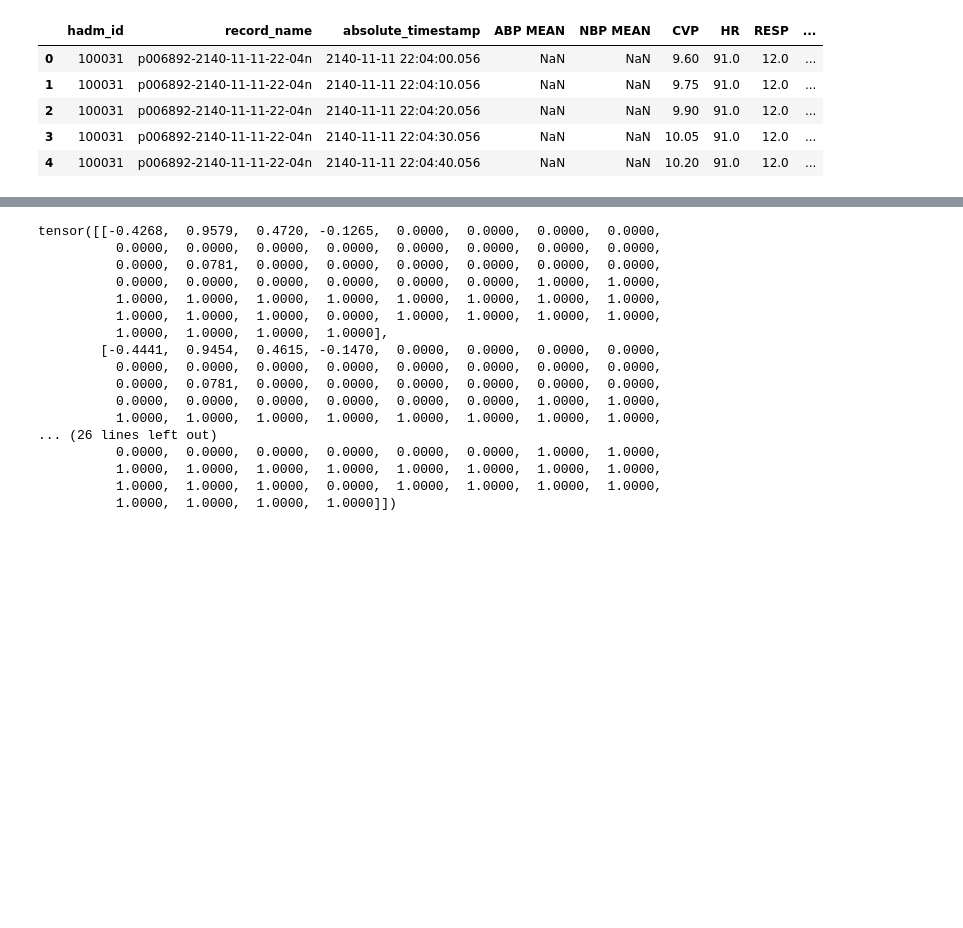
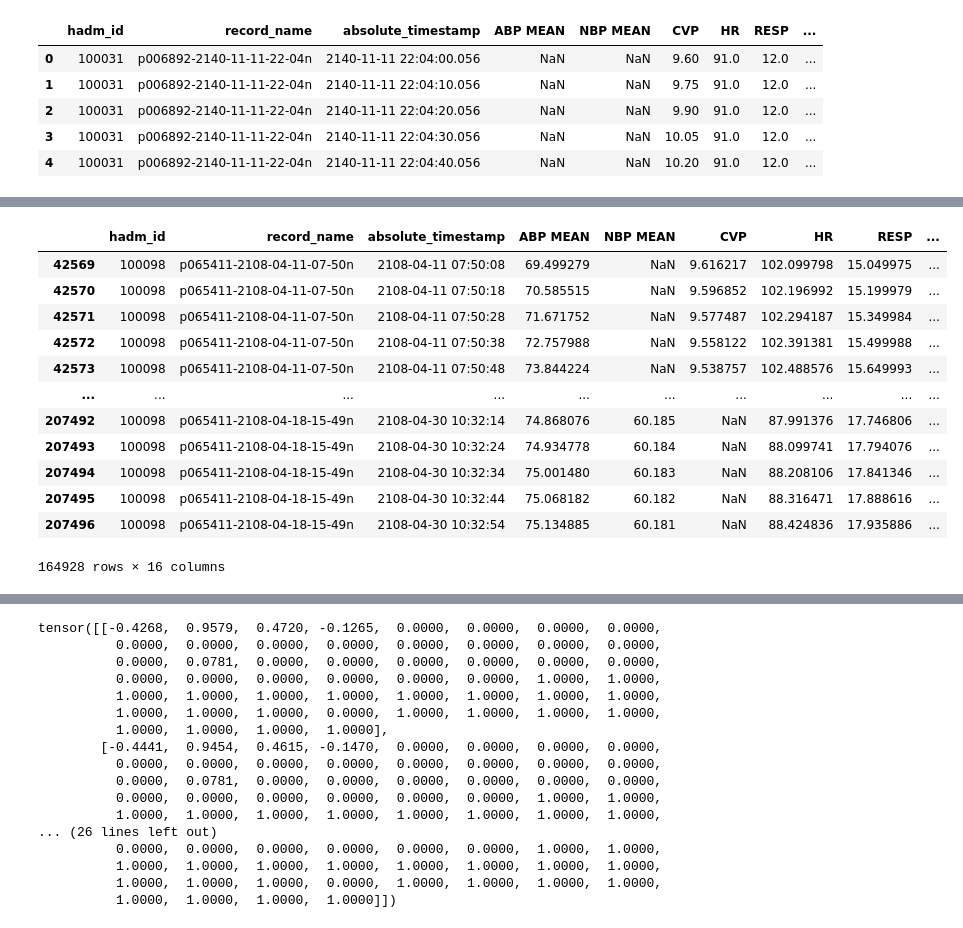
Before and after one commit to rickconci/Counterfactual_ICU, a Jupyter notebook: src_new/models/test.ipynb, the cells around one changed output, grey strips where cells are left out. Saved outputs shown, nothing was run; the diff lists cells and outputs as text; code cells hidden in the pictures; blank space fills up the shorter version.

Commit message:
careful checking of data generation + improvement of metadata for better training splits

```diff
--- a/src_new/models/test.ipynb
+++ b/src_new/models/test.ipynb
@@ -214,3 +277,7 @@ waveforms_df.head()
 | 2 | 100031 | p006892-2140-11-11-22-04n | 2140-11-11 22:04:20.056 | NaN | NaN | 9.90 | 91.0 | 12.0 | ... |
 | 3 | 100031 | p006892-2140-11-11-22-04n | 2140-11-11 22:04:30.056 | NaN | NaN | 10.05 | 91.0 | 12.0 | ... |
 | 4 | 100031 | p006892-2140-11-11-22-04n | 2140-11-11 22:04:40.056 | NaN | NaN | 10.20 | 91.0 | 12.0 | ... |
+# %%
+med_tensors_metadata_path = '/n/netscratch/mzitnik_lab/Lab/rconci/BIOMM/processed_data/med_tensors_output/med_tensors_metadata.pkl'
+with open(med_tensors_metadata_path, "rb") as f:
+    med_metadata = pickle.load(f)
@@ -216,0 +337,22 @@ waveforms_df.head()
+# %%
+traj_info = med_metadata['trajectories']['100098_65']
+hadm_id = traj_info['hadm_id']
+t0_time = pd.to_datetime(traj_info["t0_time"])
+# %%
+patient_waveforms = waveforms_df[waveforms_df["hadm_id"] == hadm_id].copy()
+# %%
+patient_waveforms
+# %% [output]
+|  | hadm_id | record_name | absolute_timestamp | ABP MEAN | NBP MEAN | CVP | HR | RESP | ... |
+| 42569 | 100098 | p065411-2108-04-11-07-50n | 2108-04-11 07:50:08 | 69.499279 | NaN | 9.616217 | 102.099798 | 15.049975 | ... |
+| 42570 | 100098 | p065411-2108-04-11-07-50n | 2108-04-11 07:50:18 | 70.585515 | NaN | 9.596852 | 102.196992 | 15.199979 | ... |
+| 42571 | 100098 | p065411-2108-04-11-07-50n | 2108-04-11 07:50:28 | 71.671752 | NaN | 9.577487 | 102.294187 | 15.349984 | ... |
+| 42572 | 100098 | p065411-2108-04-11-07-50n | 2108-04-11 07:50:38 | 72.757988 | NaN | 9.558122 | 102.391381 | 15.499988 | ... |
+| 42573 | 100098 | p065411-2108-04-11-07-50n | 2108-04-11 07:50:48 | 73.844224 | NaN | 9.538757 | 102.488576 | 15.649993 | ... |
+| ... | ... | ... | ... | ... | ... | ... | ... | ... | ... |
+| 207492 | 100098 | p065411-2108-04-18-15-49n | 2108-04-30 10:32:14 | 74.868076 | 60.185 | NaN | 87.991376 | 17.746806 | ... |
+| 207493 | 100098 | p065411-2108-04-18-15-49n | 2108-04-30 10:32:24 | 74.934778 | 60.184 | NaN | 88.099741 | 17.794076 | ... |
+| 207494 | 100098 | p065411-2108-04-18-15-49n | 2108-04-30 10:32:34 | 75.001480 | 60.183 | NaN | 88.208106 | 17.841346 | ... |
+| 207495 | 100098 | p065411-2108-04-18-15-49n | 2108-04-30 10:32:44 | 75.068182 | 60.182 | NaN | 88.316471 | 17.888616 | ... |
+| 207496 | 100098 | p065411-2108-04-18-15-49n | 2108-04-30 10:32:54 | 75.134885 | 60.181 | NaN | 88.424836 | 17.935886 | ... |
+164928 rows × 16 columns
```
Also changed, not shown: parts of 27 cells of this notebook, 5 other files.
